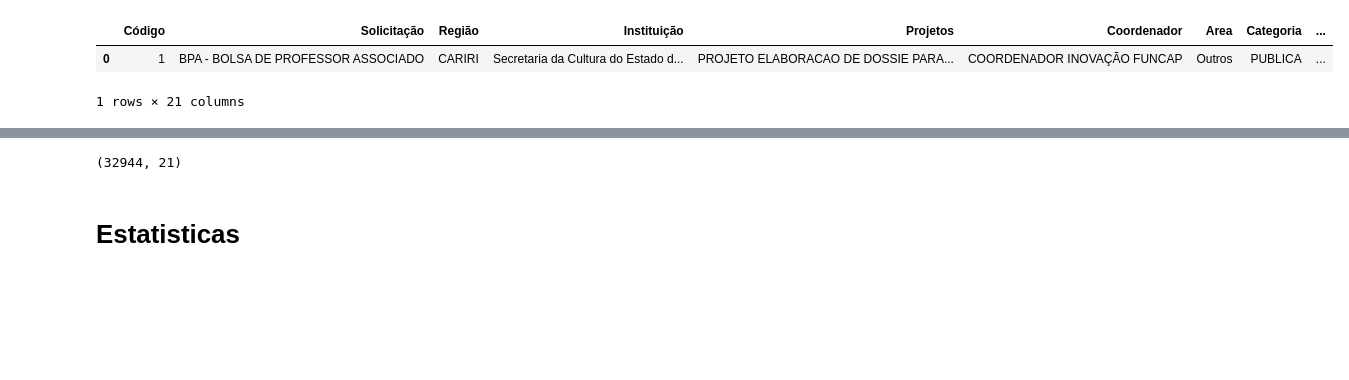
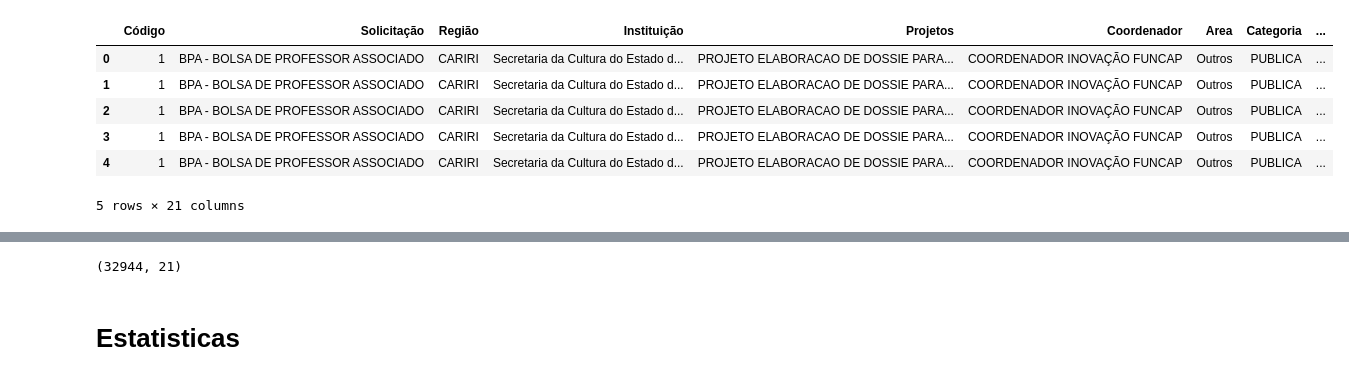
Before and after one commit to regislfreire/regislfreire, a Jupyter notebook: projeto01/exercicio_pandas.ipynb, the cells around one changed output, grey strips where cells are left out. Cells and saved outputs as stored; diff of their text form; code cells hidden in the pictures; blank space fills up the shorter version.

Commit message:
fiz alguns comentários no codigo para estudar o uso do Pandas

```diff
--- a/projeto01/exercicio_pandas.ipynb
+++ b/projeto01/exercicio_pandas.ipynb
@@ -6,10 +29,14 @@ dados=pd.read_excel("PAGAMENTOS.xlsx")
 # %%
 # exibindo as primeiras linhas
-dados.head(1)
+dados.head()
 # %% [output]
 |  | Código | Solicitação | Região | Instituição | Projetos | Coordenador | Area | Categoria | ... |
 | 0 | 1 | BPA - BOLSA DE PROFESSOR ASSOCIADO | CARIRI | Secretaria da Cultura do Estado d... | PROJETO ELABORACAO DE DOSSIE PARA... | COORDENADOR INOVAÇÃO FUNCAP | Outros | PUBLICA | ... |
+| 1 | 1 | BPA - BOLSA DE PROFESSOR ASSOCIADO | CARIRI | Secretaria da Cultura do Estado d... | PROJETO ELABORACAO DE DOSSIE PARA... | COORDENADOR INOVAÇÃO FUNCAP | Outros | PUBLICA | ... |
+| 2 | 1 | BPA - BOLSA DE PROFESSOR ASSOCIADO | CARIRI | Secretaria da Cultura do Estado d... | PROJETO ELABORACAO DE DOSSIE PARA... | COORDENADOR INOVAÇÃO FUNCAP | Outros | PUBLICA | ... |
+| 3 | 1 | BPA - BOLSA DE PROFESSOR ASSOCIADO | CARIRI | Secretaria da Cultura do Estado d... | PROJETO ELABORACAO DE DOSSIE PARA... | COORDENADOR INOVAÇÃO FUNCAP | Outros | PUBLICA | ... |
+| 4 | 1 | BPA - BOLSA DE PROFESSOR ASSOCIADO | CARIRI | Secretaria da Cultura do Estado d... | PROJETO ELABORACAO DE DOSSIE PARA... | COORDENADOR INOVAÇÃO FUNCAP | Outros | PUBLICA | ... |
-1 rows × 21 columns
+5 rows × 21 columns
 # %%
 # exibindo as ultimas linhas
 dados.tail()
```
Also changed, not shown: parts of 25 cells of this notebook.
